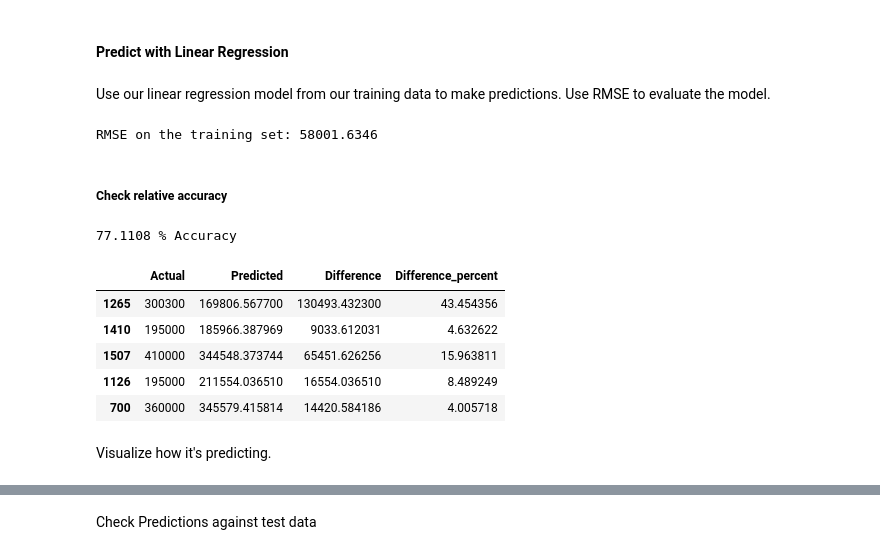
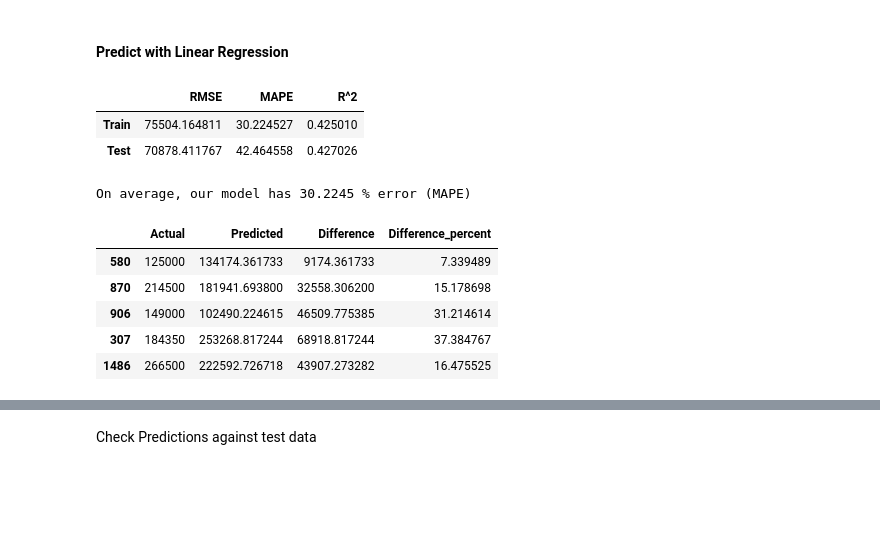
Before and after one commit to jaydenhooper/Predict-House-Prices, a Jupyter notebook: Assignment 1.ipynb, the cells around one changed output, grey strips where cells are left out. Cells and saved outputs as stored; diff of their text form; code cells hidden in the pictures; blank space fills up the shorter version.

```diff
--- a/Assignment 1.ipynb
+++ b/Assignment 1.ipynb
@@ -347,5 +318,3 @@ all_metrics(lr_model, X_train, y_train, X_test, y_test)
 ## Make Predictions & Evaluate
 # %% [markdown]
 #### Predict with Linear Regression
-# %% [markdown]
-Use our linear regression model from our training data to make predictions. Use RMSE to evaluate the model.
@@ -356,25 +321,43 @@ def evaluate_model(y, y_predict):
-# %%
-y_train_predicted = lr_model.predict(X_train)
-evaluate_model(y_train, y_train_predicted)
-# %% [output]
-RMSE on the training set: 58001.6346
-# %% [markdown]
-##### Check relative accuracy
+# %%
+def all_metrics(model, X_train, y_train, X_test, y_test):
+    train_predictions = model.fit(X_train, y_train).predict(X_train)
+    train_RMSE, train_MAPE, train_R_squared = metrics(model, train_predictions, X_train, y_train)
+    test_predictions = model.fit(X_train, y_train).predict(X_test)
+    test_RMSE, test_MAPE, test_R_squared = metrics(model, test_predictions, X_test, y_test)
+    RMSE = [train_RMSE, test_RMSE]
+    MAPE = [train_MAPE, test_MAPE]
+    R_squared = [train_R_squared, test_R_squared]
+    titles = ["Train", "Test"]
+    return pd.DataFrame({"RMSE": RMSE, "MAPE": MAPE, "R^2": R_squared}, index=[titles])
+
+def metrics(model, predictions, X, y):
+    RMSE = np.sqrt(mean_squared_error(y, predictions))
+    MAPE = (np.mean(np.abs((y - predictions) / y))) * 100
+    R_squared = model.score(X, y)
+    return RMSE, MAPE, R_squared
+
+all_metrics(lr_model, X_train, y_train, X_test, y_test)
+# %% [output]
+|  | RMSE | MAPE | R^2 |
+| Train | 75504.164811 | 30.224527 | 0.425010 |
+| Test | 70878.411767 | 42.464558 | 0.427026 |
 # %%
+y_train_predicted = lr_model.fit(X_train, y_train).predict(X_train)
+
+# display actual vs predicted and the residuals
 def summarize_results(y_train, y_train_predict):
     return pd.DataFrame({'Actual': y_train, 'Predicted': y_train_predict,
                         'Difference': abs(y_train - y_train_predict),
                         'Difference_percent': (abs(y_train - y_train_predict)/y_train*100)})
+
 results = summarize_results(y_train, y_train_predicted)
-print(round(100 - (results['Difference_percent'].mean()), 4), '% Accuracy')
+print("On average, our model has", round((results['Difference_percent'].mean()), 4), '% error (MAPE)')
 results.sample(5)
 # %% [output]
-77.1108 % Accuracy
+On average, our model has 30.2245 % error (MAPE)
 |  | Actual | Predicted | Difference | Difference_percent |
-| 1265 | 300300 | 169806.567700 | 130493.432300 | 43.454356 |
-| 1410 | 195000 | 185966.387969 | 9033.612031 | 4.632622 |
-| 1507 | 410000 | 344548.373744 | 65451.626256 | 15.963811 |
-| 1126 | 195000 | 211554.036510 | 16554.036510 | 8.489249 |
-| 700 | 360000 | 345579.415814 | 14420.584186 | 4.005718 |
+| 580 | 125000 | 134174.361733 | 9174.361733 | 7.339489 |
+| 870 | 214500 | 181941.693800 | 32558.306200 | 15.178698 |
+| 906 | 149000 | 102490.224615 | 46509.775385 | 31.214614 |
+| 307 | 184350 | 253268.817244 | 68918.817244 | 37.384767 |
+| 1486 | 266500 | 222592.726718 | 43907.273282 | 16.475525 |
-# %% [markdown]
-Visualize how it's predicting.
```
Also changed, not shown: parts of 27 cells of this notebook, 1 other file.
